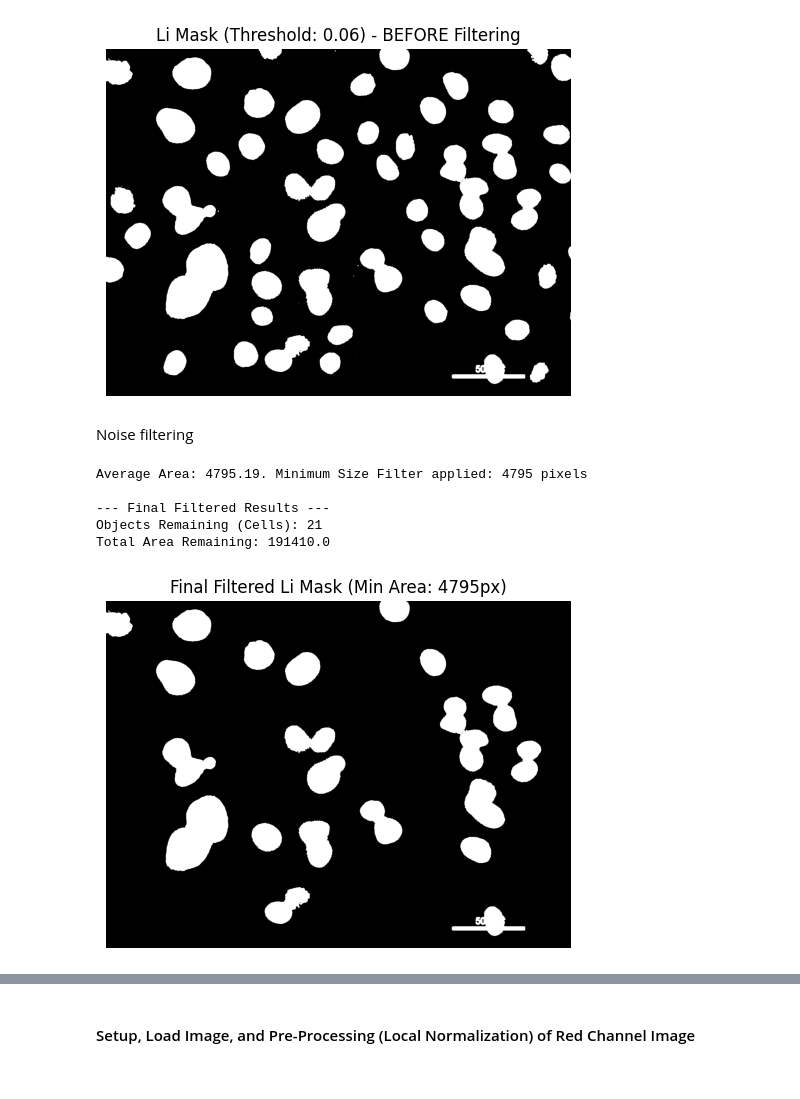
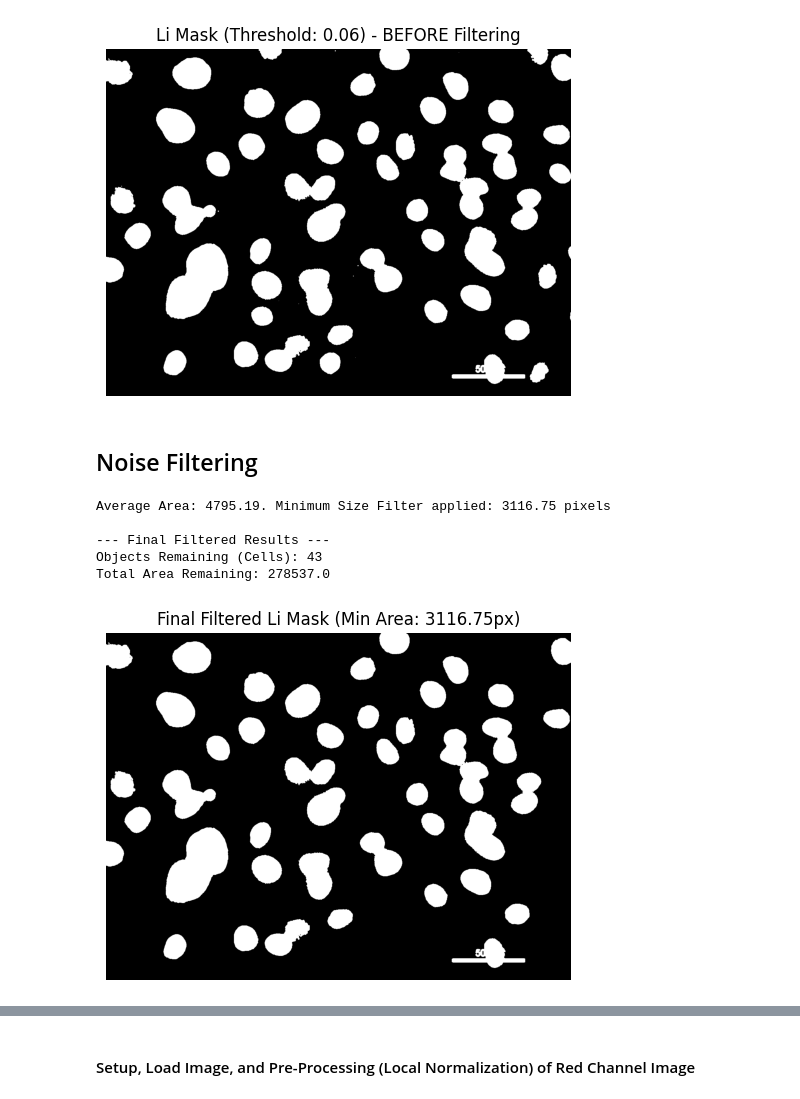
Before and after one commit to SilverPheonix/ML_Zellkern, a Jupyter notebook: cell_detection.ipynb, the cells around one changed output, grey strips where cells are left out. Cells and saved outputs as stored; diff of their text form; code cells hidden in the pictures.

```diff
--- a/cell_detection.ipynb
+++ b/cell_detection.ipynb
@@ -7,24 +7,11 @@ This notebook goes through all the necessary steps to detect DNA damage in cell
 2. __Data Preprocessing:__ Setting up preprocessing pipelines
 3. __Process Images:__ Setting up a region growing workflow to detect cell nuclei in images.
 # %%
-#import
 import matplotlib.pyplot as plt
 import random
 from pathlib import Path
 from PIL import Image
 
-root = "data"
-
-imgs = list(Path(root).rglob("*Blue.tif"))  # full paths
-sampled = random.sample(imgs, 6)
-
-plt.figure(figsize=(12, 8))
-for i, img_path in enumerate(sampled, 1):
-    img = Image.open(str(img_path))     # open directly
-    plt.subplot(2, 3, i)
-    plt.imshow(img)
-    plt.axis("off")
-    plt.title(img_path.name)
-
-plt.tight_layout()
-plt.show()
+example_folder = Path('data/Ex 3 day 01')
+blue_img = next(example_folder.glob("*Blue.tif"))
+red_img = next(example_folder.glob("*Red.tif"))
@@ -94,7 +110,7 @@ import pandas as pd
 import matplotlib.pyplot as plt
 from skimage import io, filters, measure, color
 
-original_image = io.imread(str(sampled[0]))
+original_image = io.imread(blue_img)
 
 # Grayscale Conversion
 if original_image.ndim == 3:
@@ -177,47 +191,45 @@ Detected Blobs (incl. Noise): 62
 Total Blobs: 62
 Min Area: 1.0, Max Area: 26496.0, Average Area: 4795.19
 [figure]
-# %% [markdown]
-Noise filtering
+# %% [markdown]
+## Noise Filtering
 # %%
 from skimage import morphology
-
-# Cell 3: Noise Filtering and Final Visualization
 
 if 'average_area' in locals() and average_area > 0:
     # Set the filter threshold: Use a fraction of the median area to define noise.
     # We choose 10% of the median area as the minimum size to keep.
-    # NOTE: You must inspect the area statistics from Cell 2 and adjust this '0.1' factor if needed!
-    min_size_threshold = int(average_area)
+    # inspect the area statistics from Cell 2 and adjust this '0.1' factor if needed
+    min_size_threshold = int(average_area)*0.65 #ToDo: Find ideal cut off
 
     print(f"Average Area: {average_area:.2f}. Minimum Size Filter applied: {min_size_threshold} pixels")
 
-    #Remove small objects (noise)
+    #Remove noise
     li_mask_filtered = morphology.remove_small_objects(
         li_mask_initial.astype(bool),
         min_size=min_size_threshold
     )
 
-    #Final analysis of the filtered regions
+    #analysis of filtered regions
     labeled_final = label(li_mask_filtered)
     final_props = regionprops(labeled_final)
 
     print(f"\n--- Final Filtered Results ---")
     print(f"Objects Remaining (Cells): {len(final_props)}")
     print(f"Total Area Remaining: {sum([r.area for r in final_props])}")
 
     plt.figure(figsize=(6, 6))
     plt.imshow(li_mask_filtered, cmap='gray')
     plt.title(f"Final Filtered Li Mask (Min Area: {min_size_threshold}px)")
     plt.axis('off')
     plt.show()
 
 else:
     print("Filtering skipped: No objects detected or median area is zero.")
 # %% [output]
-Average Area: 4795.19. Minimum Size Filter applied: 4795 pixels
+Average Area: 4795.19. Minimum Size Filter applied: 3116.75 pixels
 
 --- Final Filtered Results ---
-Objects Remaining (Cells): 21
-Total Area Remaining: 191410.0
+Objects Remaining (Cells): 43
+Total Area Remaining: 278537.0
-[figure, old version]
+[figure, new version]
```
Also changed, not shown: parts of 16 cells of this notebook.
